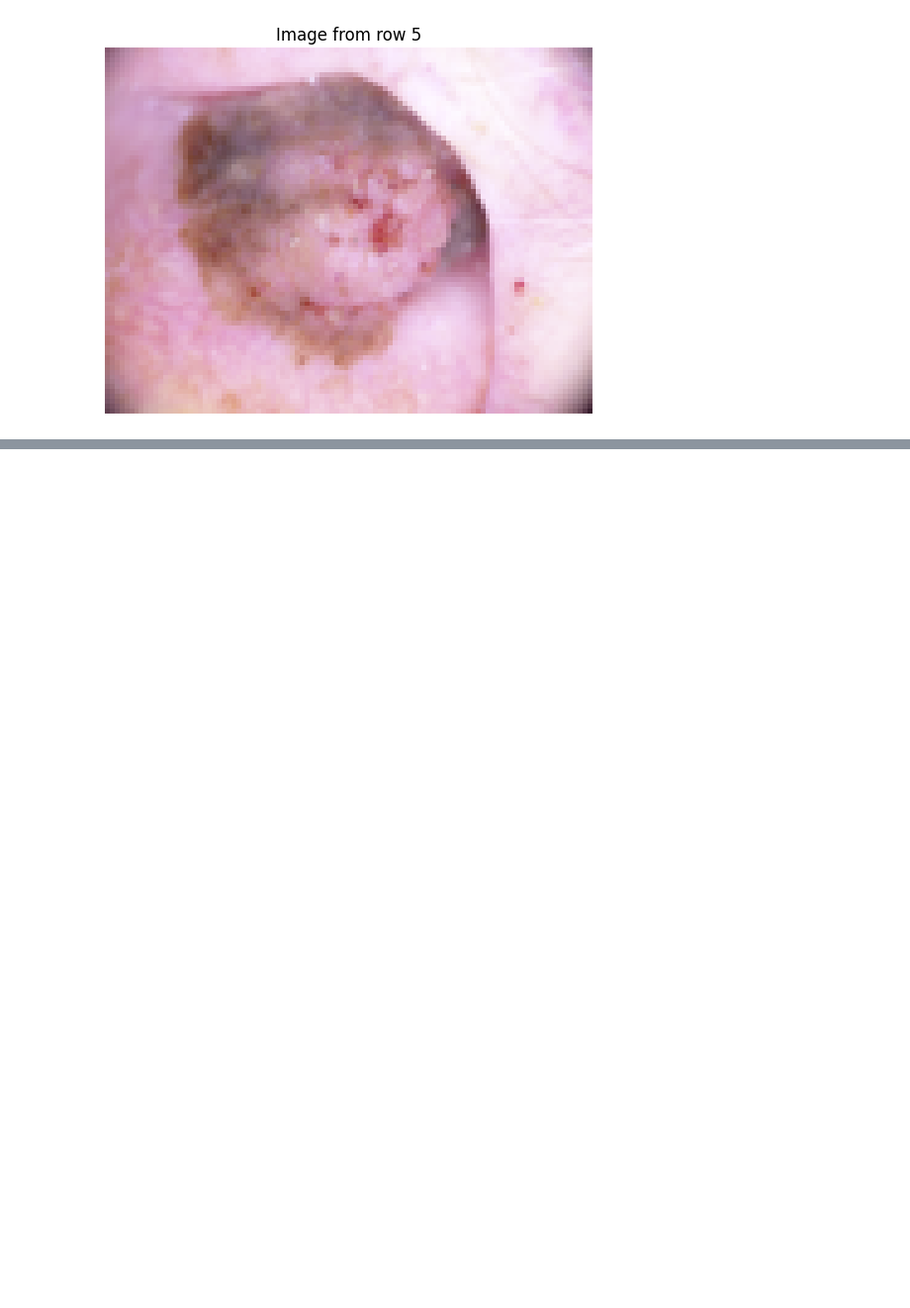
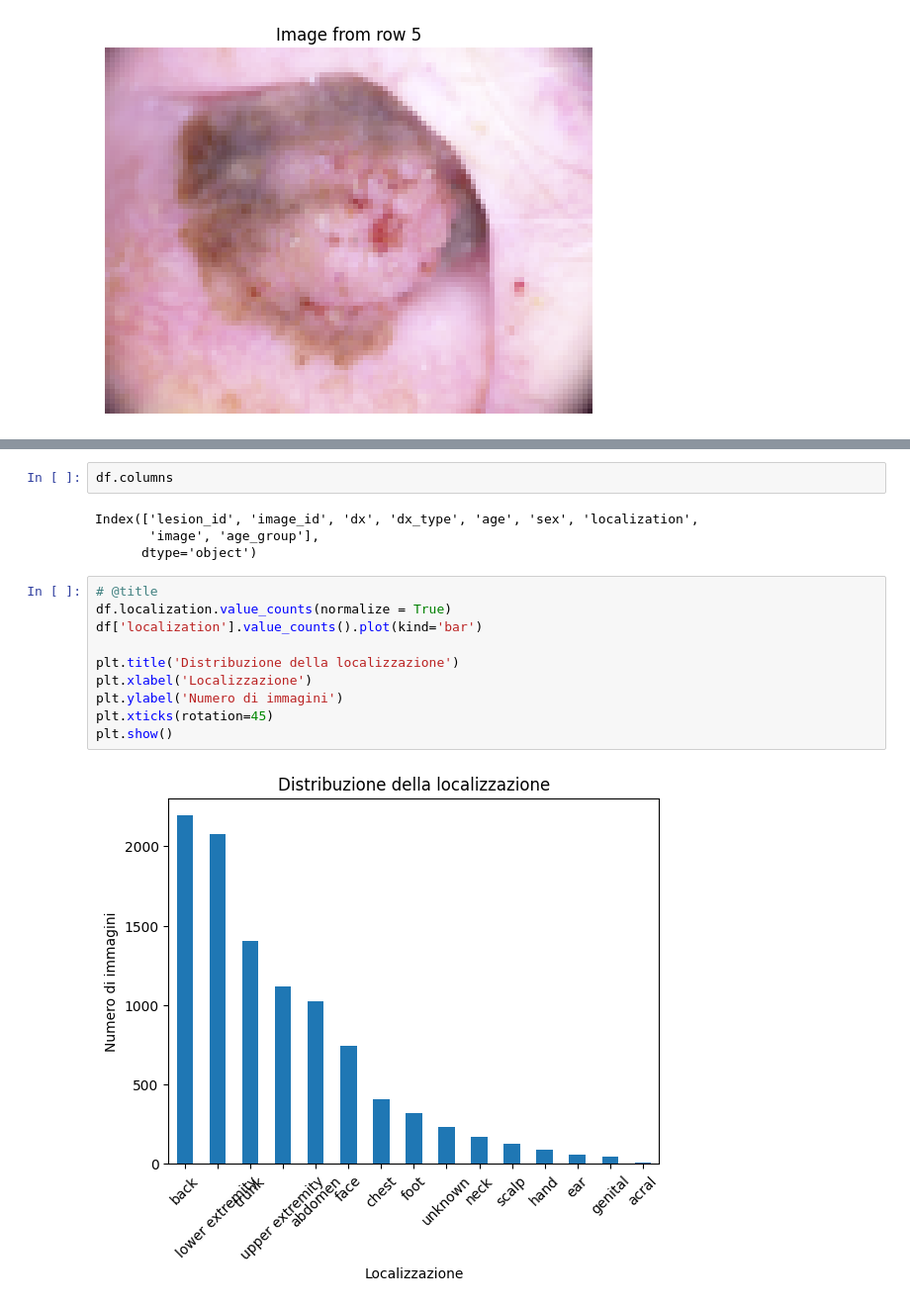
Before and after one commit to lorenzovaresio/AI_Medicine, a Jupyter notebook: Project.ipynb, the cells around one changed output, grey strips where cells are left out. Shown at 99% size. Saved outputs shown, nothing was run; the diff lists cells and outputs as text; blank space fills up the shorter version.

```diff
--- a/Project.ipynb
+++ b/Project.ipynb
@@ -91,0 +265,18 @@ Prossimi step: dividere dataset in train e test, e poi capire cosa vogliamo prov
+# %%
+df.columns
+# %% [output]
+Index(['lesion_id', 'image_id', 'dx', 'dx_type', 'age', 'sex', 'localization',
+       'image', 'age_group'],
+      dtype='object')
+# %%
+# @title
+df.localization.value_counts(normalize = True)
+df['localization'].value_counts().plot(kind='bar')
+
+plt.title('Distribuzione della localizzazione')
+plt.xlabel('Localizzazione')
+plt.ylabel('Numero di immagini')
+plt.xticks(rotation=45)
+plt.show()
+# %% [output]
+[figure, added]
```
Also changed, not shown: parts of 31 cells of this notebook.
